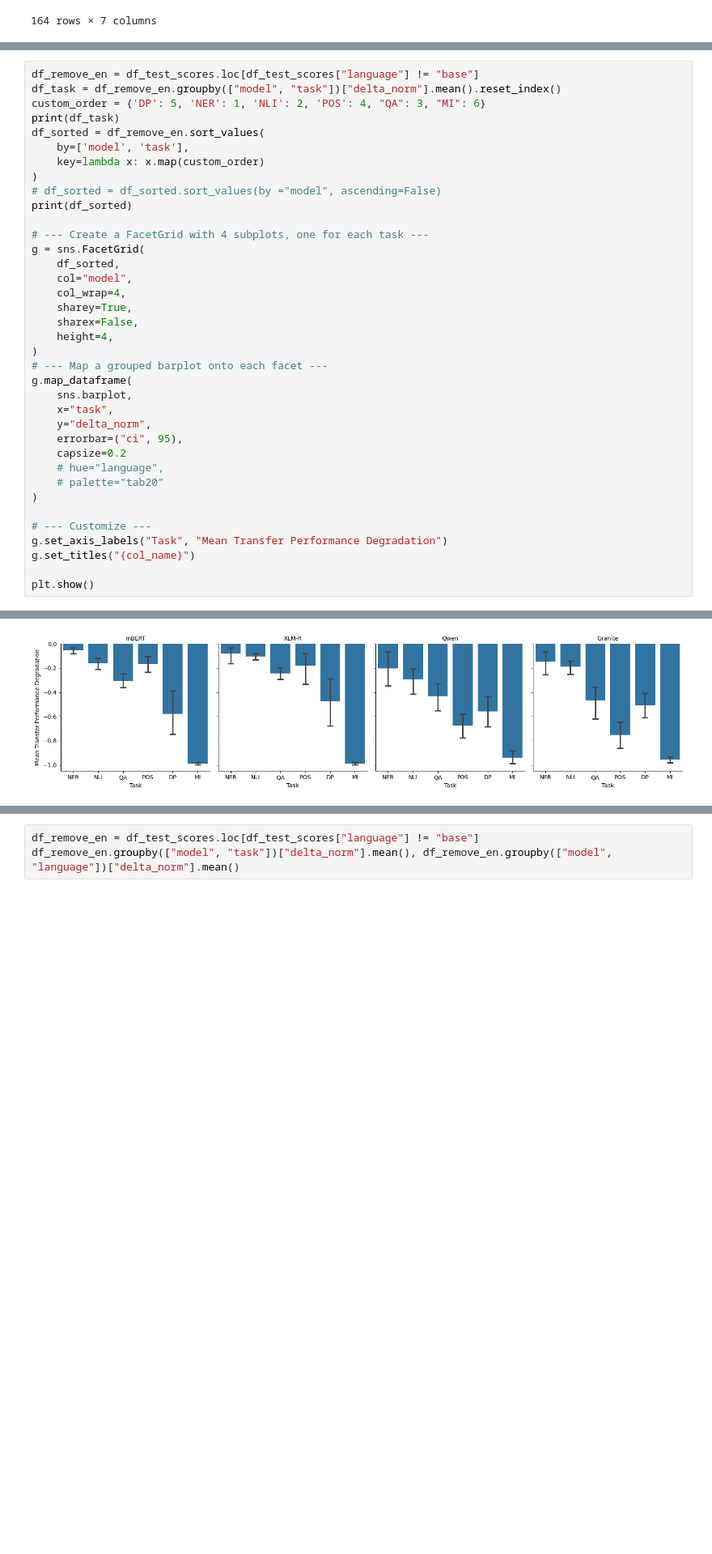
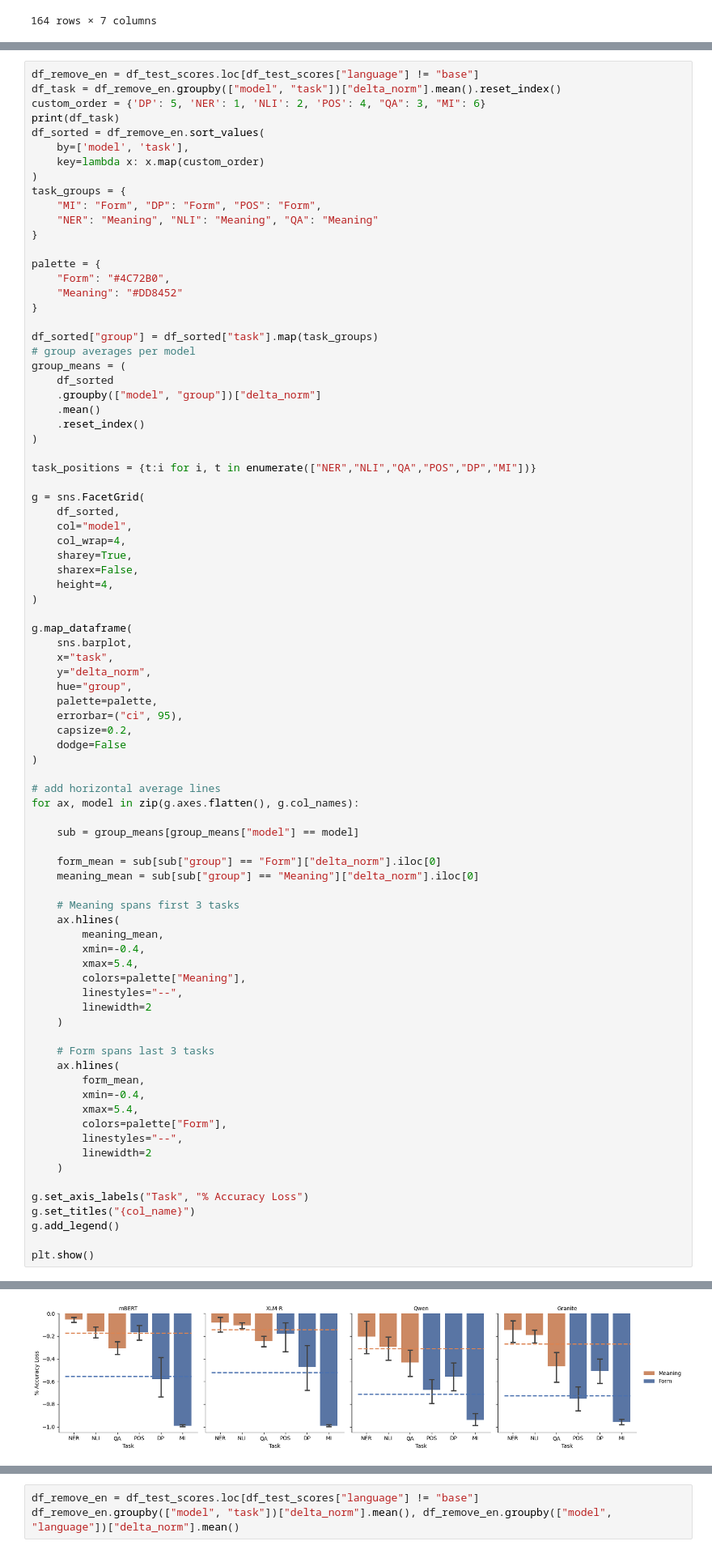
Before and after one commit to erafkin/xling_task_transfer, a Jupyter notebook: notebooks/figure_generation.ipynb, the cells around one changed output, grey strips where cells are left out. Shown at 81% size. Saved outputs shown, nothing was run; the diff lists cells and outputs as text; blank space fills up the shorter version.

Commit message:
new figures

```diff
--- a/notebooks/figure_generation.ipynb
+++ b/notebooks/figure_generation.ipynb
@@ -233,10 +179,27 @@ df_sorted = df_remove_en.sort_values(
     by=['model', 'task'],
     key=lambda x: x.map(custom_order)
 )
-# df_sorted = df_sorted.sort_values(by ="model", ascending=False)
-print(df_sorted)
+task_groups = {
+    "MI": "Form", "DP": "Form", "POS": "Form",
+    "NER": "Meaning", "NLI": "Meaning", "QA": "Meaning"
+}
 
-# --- Create a FacetGrid with 4 subplots, one for each task ---
+palette = {
+    "Form": "#4C72B0",
+    "Meaning": "#DD8452"
+}
+
+df_sorted["group"] = df_sorted["task"].map(task_groups)
+# group averages per model
+group_means = (
+    df_sorted
+    .groupby(["model", "group"])["delta_norm"]
+    .mean()
+    .reset_index()
+)
+
+task_positions = {t:i for i, t in enumerate(["NER","NLI","QA","POS","DP","MI"])}
+
 g = sns.FacetGrid(
     df_sorted,
     col="model",
@@ -245,20 +208,49 @@ g = sns.FacetGrid(
     sharex=False,
     height=4,
 )
-# --- Map a grouped barplot onto each facet ---
+
 g.map_dataframe(
     sns.barplot,
     x="task",
     y="delta_norm",
+    hue="group",
+    palette=palette,
     errorbar=("ci", 95),
-    capsize=0.2
-    # hue="language",
-    # palette="tab20"
+    capsize=0.2,
+    dodge=False
 )
 
-# --- Customize ---
-g.set_axis_labels("Task", "Mean Transfer Performance Degradation")
+# add horizontal average lines
+for ax, model in zip(g.axes.flatten(), g.col_names):
+
+    sub = group_means[group_means["model"] == model]
+
+    form_mean = sub[sub["group"] == "Form"]["delta_norm"].iloc[0]
+    meaning_mean = sub[sub["group"] == "Meaning"]["delta_norm"].iloc[0]
+
+    # Meaning spans first 3 tasks
+    ax.hlines(
+        meaning_mean,
+        xmin=-0.4,
+        xmax=5.4,
+        colors=palette["Meaning"],
+        linestyles="--",
+        linewidth=2
+    )
+
+    # Form spans last 3 tasks
+    ax.hlines(
+        form_mean,
+        xmin=-0.4,
+        xmax=5.4,
+        colors=palette["Form"],
+        linestyles="--",
+        linewidth=2
+    )
+
+g.set_axis_labels("Task", "% Accuracy Loss")
 g.set_titles("{col_name}")
+g.add_legend()
 
 plt.show()
 # %% [output]
@@ -282,4 +274,4 @@ plt.show()
-[figure, old version]
+[figure, new version]
 # %%
 df_remove_en = df_test_scores.loc[df_test_scores["language"] != "base"]
 
```
Also changed, not shown: parts of 23 cells of this notebook, 9 other files.
